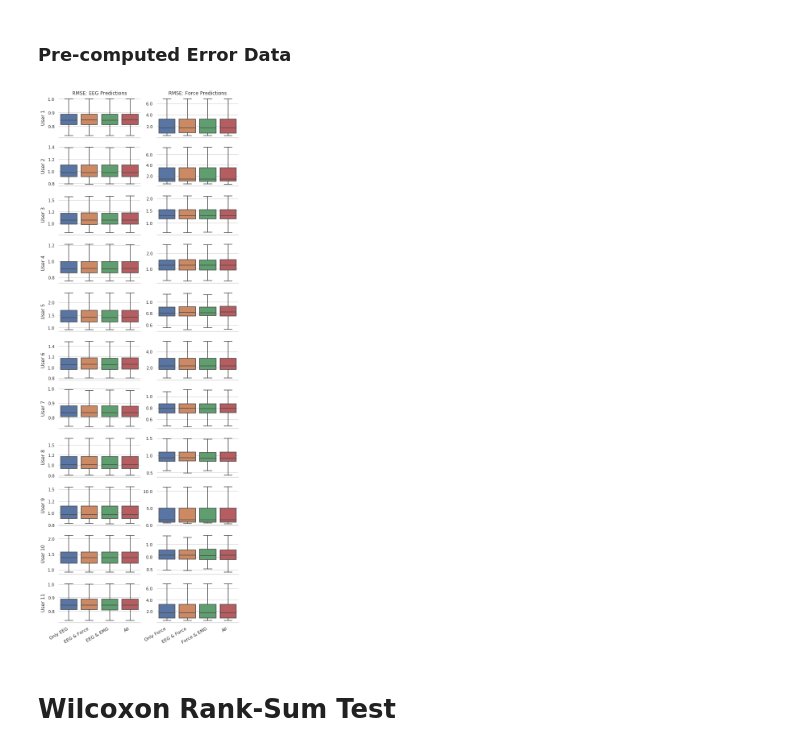
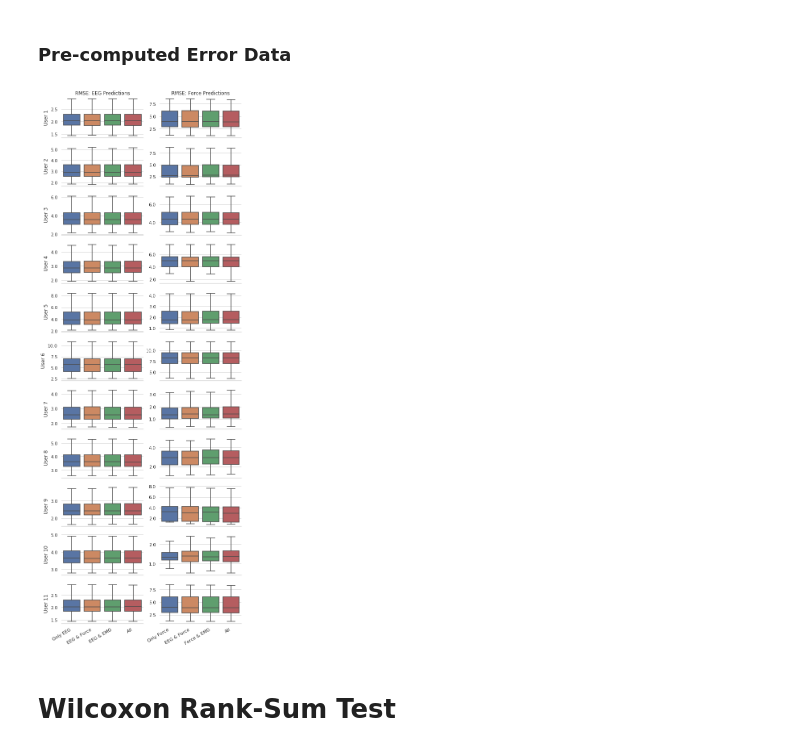
Before and after one commit to andac-demir/HapticsDynamicSystemIdentification, a Jupyter notebook: spectralAnalysis.ipynb, the cells around one changed output. Saved outputs shown, nothing was run; the diff lists cells and outputs as text; code cells hidden in the pictures.

Commit message:
wavelet regression

```diff
--- a/spectralAnalysis.ipynb
+++ b/spectralAnalysis.ipynb
@@ -974,2 +1320,7 @@ plt.savefig("VARResults/predictions_waveletDomain.pdf", bbox_inches="tight")
+# %%
+# place 0 for emg forecasts in time
+s_list = [forecasted_eeg_intime, 0, forecasted_force_intime, forecasted_eegemg_intime,
+          forecasted_eegforce_intime, forecasted_emgforce_intime,
+          forecasted_all_intime]
 # %% [markdown]
 ### Visualizing Predictions Over Test Data in Time Domain
@@ -978,6 +1374,12 @@ First P (lag order) discrete wavelet coefficients correspond to first 2*(P-3) ti
+# %%
+patient_id = 10
+trial_id = 55
 # %%
 # Plot the predictions in time domain given thresholded DWT coeffs
 # for different combinations of eeg+emg+force:
+
+# For nPreds = 30 in wavelet domain, nPreds = 194 in freq domain!!
+nPreds = 194
 
 sns.set(style="white", palette="muted", color_codes=True, font_scale=1.5)
 # Set up the matplotlib figure (all forecasts subplot figure)
@@ -986,25 +1388,29 @@ sns.despine()
 
 plt.setp(axes, xticks=z, xticklabels=z)
 
+# 2 subtracted because of the extra wavelet coeff. in the second resolution level
+x_gt = np.arange(0, (nPreds+8*P-2)/fs, 1/fs)
+x_pred = np.arange(8*P/fs, (nPreds+8*P-2)/fs, 1/fs)
+
 for j in range(1,15,1):
     sns.set()
-    axes[math.floor((j-1)/3),(j-1)%3].plot(x_gt, test_data[patient_id][trial_id].iloc[2*(P-3):2*(P-3)+nPreds+P,
-                                                                          j-1].values, color='b', label="True")
+    axes[math.floor((j-1)/3),(j-1)%3].plot(x_gt, test_data[patient_id][trial_id].iloc[:nPreds+8*P-2,j-1].values,
+                                           color='b', label="True")
     axes[math.floor((j-1)/3), (j-1)%3].plot(x_pred,
-                                            s_list[modality][patient_id][trial_id].iloc[:nPreds,j-1].values,
+                                            s_list[modality][patient_id][trial_id].iloc[2:nPreds,j-1].values,
                                             color='r', linestyle='--', label="Prediction")
-    axes[math.floor((j-1)/3), (j-1)%3].axvline(x=P/fs, linestyle='--', color='k')
+    axes[math.floor((j-1)/3), (j-1)%3].axvline(x=8*P/fs, linestyle='--', color='k')
     axes[math.floor((j-1)/3), (j-1)%3].title.set_text("EEG-%i" %j)
     axes[math.floor((j-1)/3), (j-1)%3].set_yticks(axes[math.floor((j-1)/3), (j-1)%3].get_yticks()[1:-1:2])
-    axes[0, 0].legend(frameon=False)
-    plt.setp(axes[0, 0].get_legend().get_texts(), fontsize='14')
+    #axes[0, 0].legend(frameon=False)
+    #plt.setp(axes[0, 0].get_legend().get_texts(), fontsize='14')
 
 if modality in [results_for_all, results_for_eegforce]: #force predictions exist
-    axes[4,2].plot(x_gt, test_data[patient_id][trial_id].iloc[2*(P-3):2*(P-3)+nPreds+P, -1].values,
+    axes[4,2].plot(x_gt, test_data[patient_id][trial_id].iloc[:nPreds+8*P-2, -1].values,
                    color='b', label="True")
-    axes[4,2].plot(x_pred, s_list[modality][patient_id][trial_id].iloc[:nPreds, -1].values,
+    axes[4,2].plot(x_pred, s_list[modality][patient_id][trial_id].iloc[2:nPreds, -1].values,
                    color='r', linestyle='--', label="Prediction")
-    axes[4,2].axvline(x=P/fs, linestyle='--', color='k')
+    axes[4,2].axvline(x=8*P/fs, linestyle='--', color='k')
     axes[4,2].ticklabel_format(axis='y', style='sci', scilimits=(4,-4))
     axes[4,2].title.set_text("Force-z")
     axes[4,2].set_yticks(axes[4, 2].get_yticks()[1:-1:2])
@@ -1128,45 +1537,45 @@ force_box_plot = []
 eeg_box_plot = []
 
 for i in range(num_participants):
-    onlyEEG_errs.append(pd.read_pickle("VARResults/err_bars_forEEGOnly_id%i.pkl" %i))
-    onlyForce_errs.append(pd.read_pickle("VARResults/err_bars_forForceOnly_id%i.pkl" %i))
-    EEGandForce_errs.append(pd.read_pickle("VARResults/err_bars_forEEGandForce_id%i.pkl" %i))
-    EMGandForce_errs.append(pd.read_pickle("VARResults/err_bars_forEMGandForce_id%i.pkl" %i))
-    EEGandEMG_errs.append(pd.read_pickle("VARResults/err_bars_forEEGandEMG_id%i.pkl" %i))
-    all_errs.append(pd.read_pickle("VARResults/err_bars_forAll_id%i.pkl" %i))
+    onlyEEG_errs.append(pd.read_pickle("VARResults/err_bars_forEEGOnly_id%i.pkl" %(i+1)))
+    onlyForce_errs.append(pd.read_pickle("VARResults/err_bars_forForceOnly_id%i.pkl" %(i+1)))
+    EEGandForce_errs.append(pd.read_pickle("VARResults/err_bars_forEEGandForce_id%i.pkl" %(i+1)))
+    EMGandForce_errs.append(pd.read_pickle("VARResults/err_bars_forEMGandForce_id%i.pkl" %(i+1)))
+    EEGandEMG_errs.append(pd.read_pickle("VARResults/err_bars_forEEGandEMG_id%i.pkl" %(i+1)))
+    all_errs.append(pd.read_pickle("VARResults/err_bars_forAll_id%i.pkl" %(i+1)))
 
     force_box_plot.append(pd.DataFrame({'Only Force': onlyForce_errs[-1]['force'].values,
                                         'EEG & Force': EEGandForce_errs[-1]['force'].values,
                                         'Force & EMG': EMGandForce_errs[-1]['force'].values,
                                         'All': all_errs[-1]['force'].values}))
     eeg_box_plot.append(pd.DataFrame({'Only EEG': onlyEEG_errs[-1]['eeg'].values,
                                       'EEG & Force': EEGandForce_errs[-1]['eeg'].values,
                                       'EEG & EMG': EEGandEMG_errs[-1]['eeg'].values,
                                       'All': all_errs[-1]['eeg'].values}))
 
 sns.set(style="whitegrid", font_scale=1)
 # Set up the matplotlib figure
 f, axes = plt.subplots(num_participants, 2, figsize=(8, 24), sharex=False)
 sns.despine(left=True)
 
 sns.boxplot(data=eeg_box_plot[i], showfliers=False, ax=axes[0,0]).set_title('RMSE: EEG Predictions')
 sns.boxplot(data=force_box_plot[i], showfliers=False, ax=axes[0,1]).set_title('RMSE: Force Predictions')
 axes[0,0].set_ylabel('User %s' %str(1))
 
 for i in range(1, num_participants):
     sns.boxplot(data=eeg_box_plot[i], showfliers=False, ax=axes[i,0])
     sns.boxplot(data=force_box_plot[i], showfliers=False, ax=axes[i,1])
     axes[i,0].set_ylabel('User %s' %str(i+1))
 
 for idx, ax in enumerate(axes.flatten()):
     if idx < 2*(num_participants-1): ax.set_xticklabels([])
     else: ax.set_xticklabels(ax.get_xticklabels(), rotation=30, ha="right")
     ax.yaxis.set_major_formatter(FormatStrFormatter('%.1f'))
 
 path = "VARResults/error_boxes.pdf"
 plt.savefig(path, bbox_inches="tight")
 # %% [output]
-[figure, old version]
+[figure, new version]
 # %% [markdown]
 # Wilcoxon Rank-Sum Test
 # %% [raw]
```
Also changed, not shown: parts of 69 cells of this notebook.
